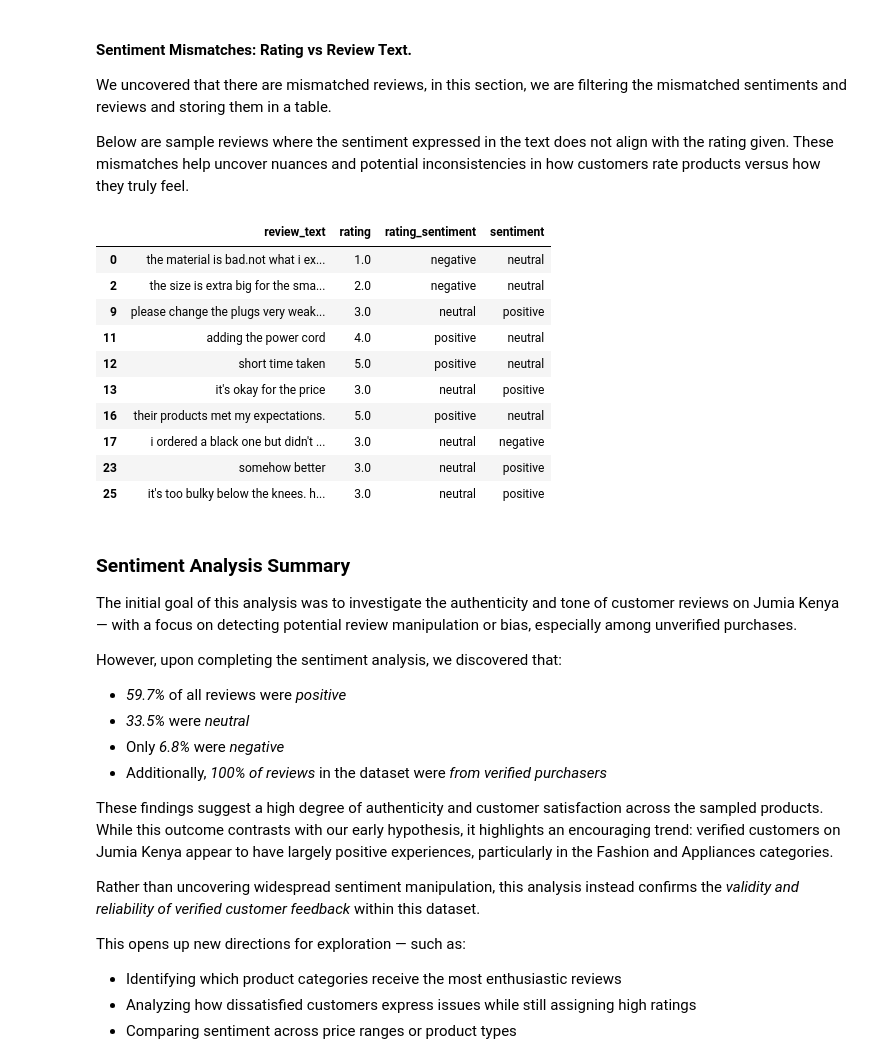
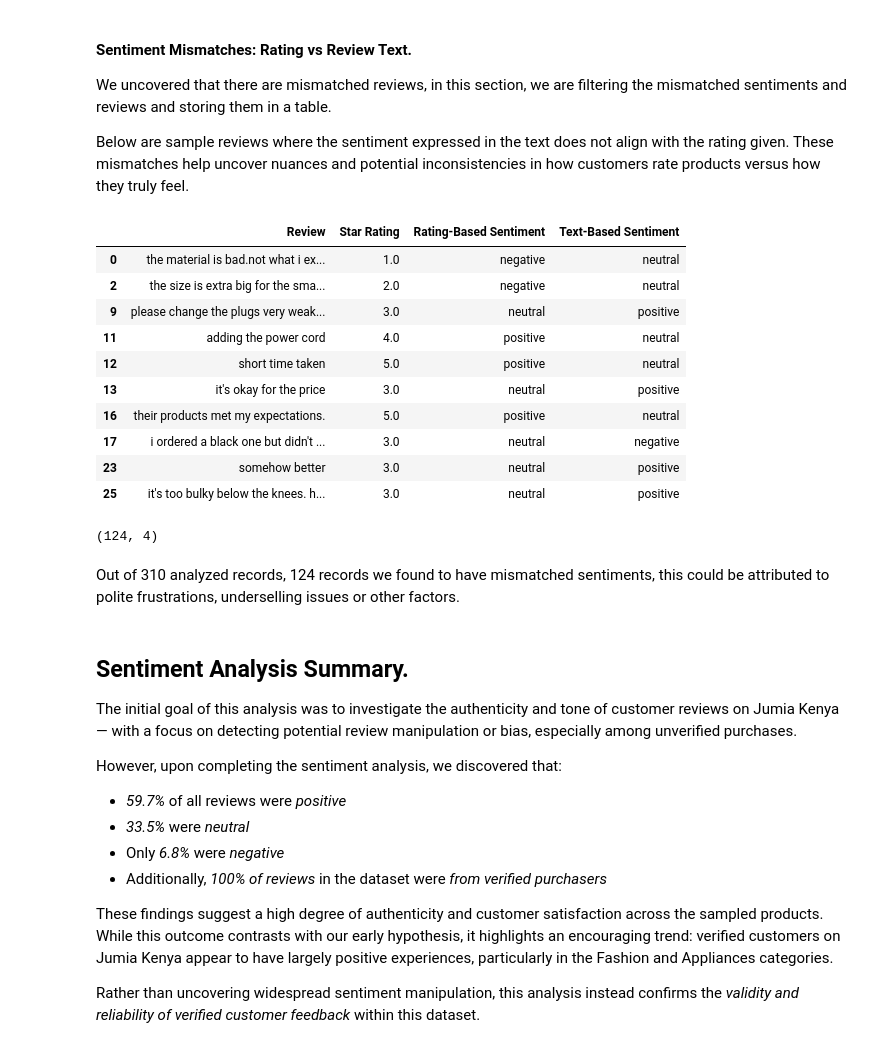
Before and after one commit to Assesa44/Kenya-Ecommerce-Reviews, a Jupyter notebook: Notebooks/analysis.ipynb, the cells around one changed output. Drawn from its saved outputs; the diff is of its cells as text; code cells hidden in the pictures.

```diff
--- a/Notebooks/analysis.ipynb
+++ b/Notebooks/analysis.ipynb
@@ -550,14 +499,23 @@ Below are sample reviews where the sentiment expressed in the text does not alig
 # %%
 # Filter mismatches
 mismatches = reviews[reviews['rating_sentiment'] != reviews['sentiment']]
 
 # Show sample
 mismatch_table = mismatches[['review_text', 'rating', 'rating_sentiment', 'sentiment']].copy()
 
+# Rename the columns.
+mismatch_table.rename(columns={
+    'review_text': 'Review',
+    'rating': 'Star Rating',
+    'rating_sentiment': 'Rating-Based Sentiment',
+    'sentiment': 'Text-Based Sentiment',
+    'polarity': 'Polarity Score'
+}, inplace=True)
+
 # Preview top 10 mismatches
 mismatch_table.head(10)
 # %% [output]
-|  | review_text | rating | rating_sentiment | sentiment |
+|  | Review | Star Rating | Rating-Based Sentiment | Text-Based Sentiment |
 | 0 | the material is bad.not what i ex... | 1.0 | negative | neutral |
 | 2 | the size is extra big for the sma... | 2.0 | negative | neutral |
 | 9 | please change the plugs very weak... | 3.0 | neutral | positive |
@@ -569,13 +527,14 @@ mismatch_table.head(10)
 | 23 | somehow better | 3.0 | neutral | positive |
 | 25 | it's too bulky below the knees. h... | 3.0 | neutral | positive |
 # %%
-
-
-
+# Check the number of mismatched reviews.
 mismatch_table.shape
+# %% [output]
+(124, 4)
+# %% [markdown]
+Out of 310 analyzed records, 124 records we found to have mismatched sentiments, this could be attributed to polite frustrations, underselling issues or other factors.
 # %% [markdown]
-### Sentiment Analysis Summary
-
+## **Sentiment Analysis Summary.**
 The initial goal of this analysis was to investigate the authenticity and tone of customer reviews on Jumia Kenya — with a focus on detecting potential review manipulation or bias, especially among unverified purchases.
 
 However, upon completing the sentiment analysis, we discovered that:
@@ -587,8 +546,3 @@ However, upon completing the sentiment analysis, we discovered that:
 These findings suggest a high degree of authenticity and customer satisfaction across the sampled products. While this outcome contrasts with our early hypothesis, it highlights an encouraging trend: verified customers on Jumia Kenya appear to have largely positive experiences, particularly in the Fashion and Appliances categories.
 
 Rather than uncovering widespread sentiment manipulation, this analysis instead confirms the *validity and reliability of verified customer feedback* within this dataset.
-
-This opens up new directions for exploration — such as:
-- Identifying which product categories receive the most enthusiastic reviews
-- Analyzing how dissatisfied customers express issues while still assigning high ratings
-- Comparing sentiment across price ranges or product types
```
Also changed, not shown: parts of 1 cell of this notebook.
